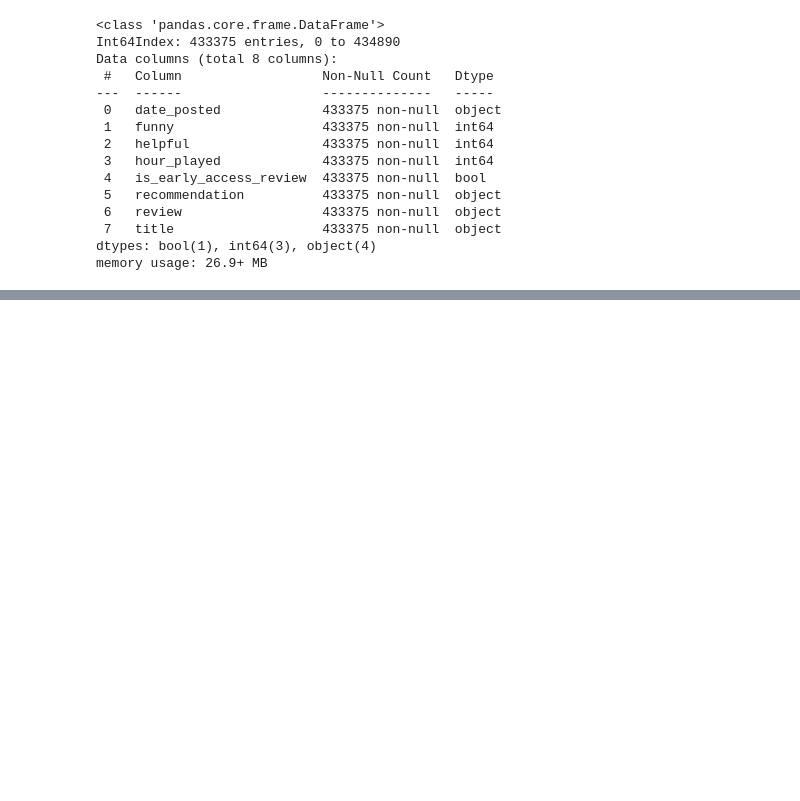
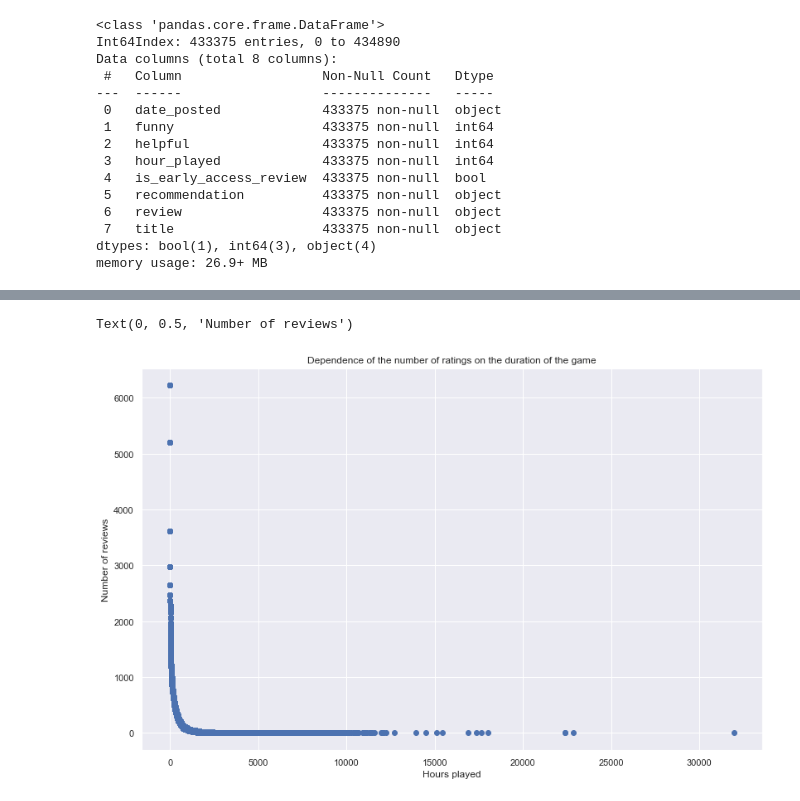
Before and after one commit to Yaswanth3277/csgodataclassifier, a Jupyter notebook: SteamReviewClassifier.ipynb, the cells around one changed output, grey strips where cells are left out. Drawn from its saved outputs; the diff is of its cells as text; code cells hidden in the pictures; blank space fills up the shorter version.

```diff
--- a/SteamReviewClassifier.ipynb
+++ b/SteamReviewClassifier.ipynb
@@ -89,0 +112,13 @@ memory usage: 26.9+ MB
+# %%
+steam_review['hour_played_reviews'] = steam_review.groupby('hour_played')['hour_played'].transform('count')
+x = steam_review.hour_played
+y = steam_review['hour_played_reviews']
+fig = plt.figure(figsize = (13,8))
+ax = fig.add_axes([0.1, 0.1, 0.8, 0.8])
+ax.scatter(x,y)
+ax.set_title('Dependence of the number of ratings on the duration of the game')
+ax.set_xlabel('Hours played')
+ax.set_ylabel('Number of reviews')
+# %% [output]
+Text(0, 0.5, 'Number of reviews')
+[figure, added]
```
Also changed, not shown: parts of 6 cells of this notebook, 1 other file.
